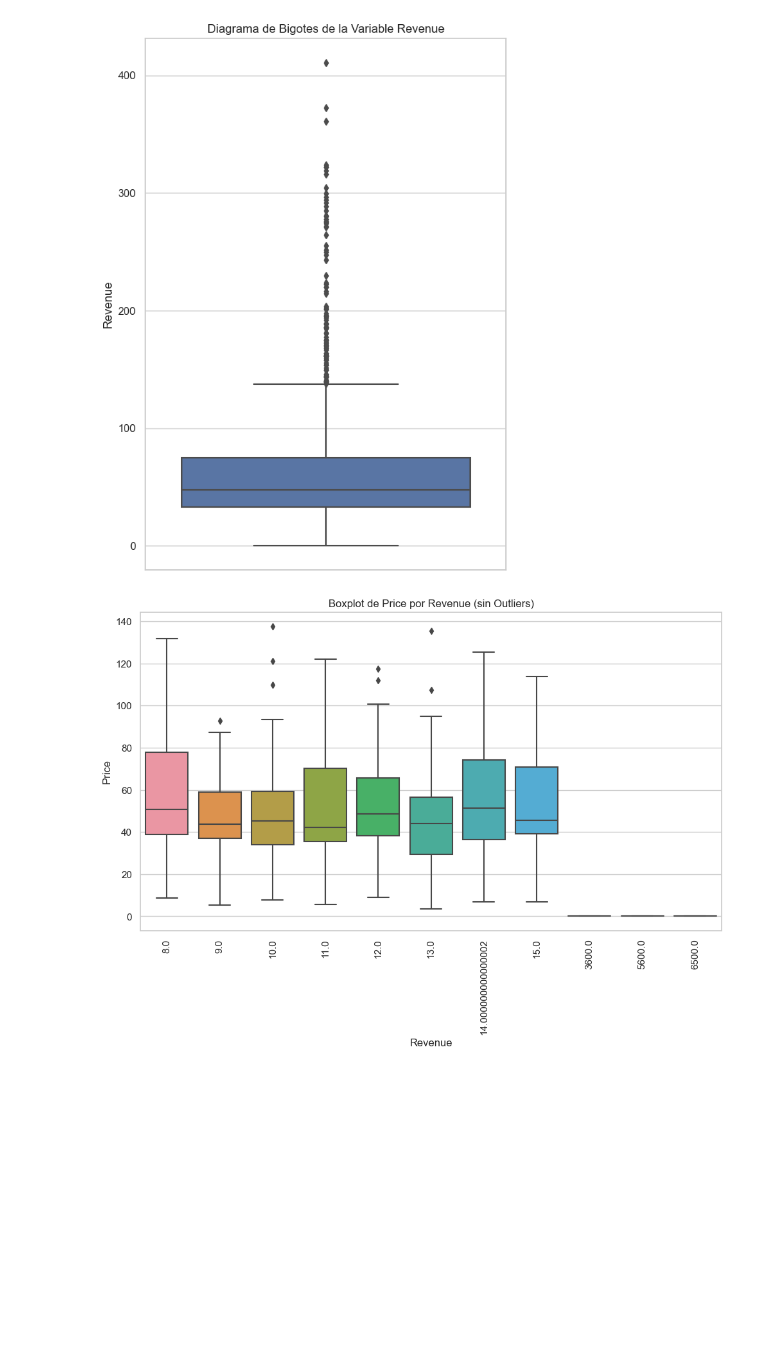
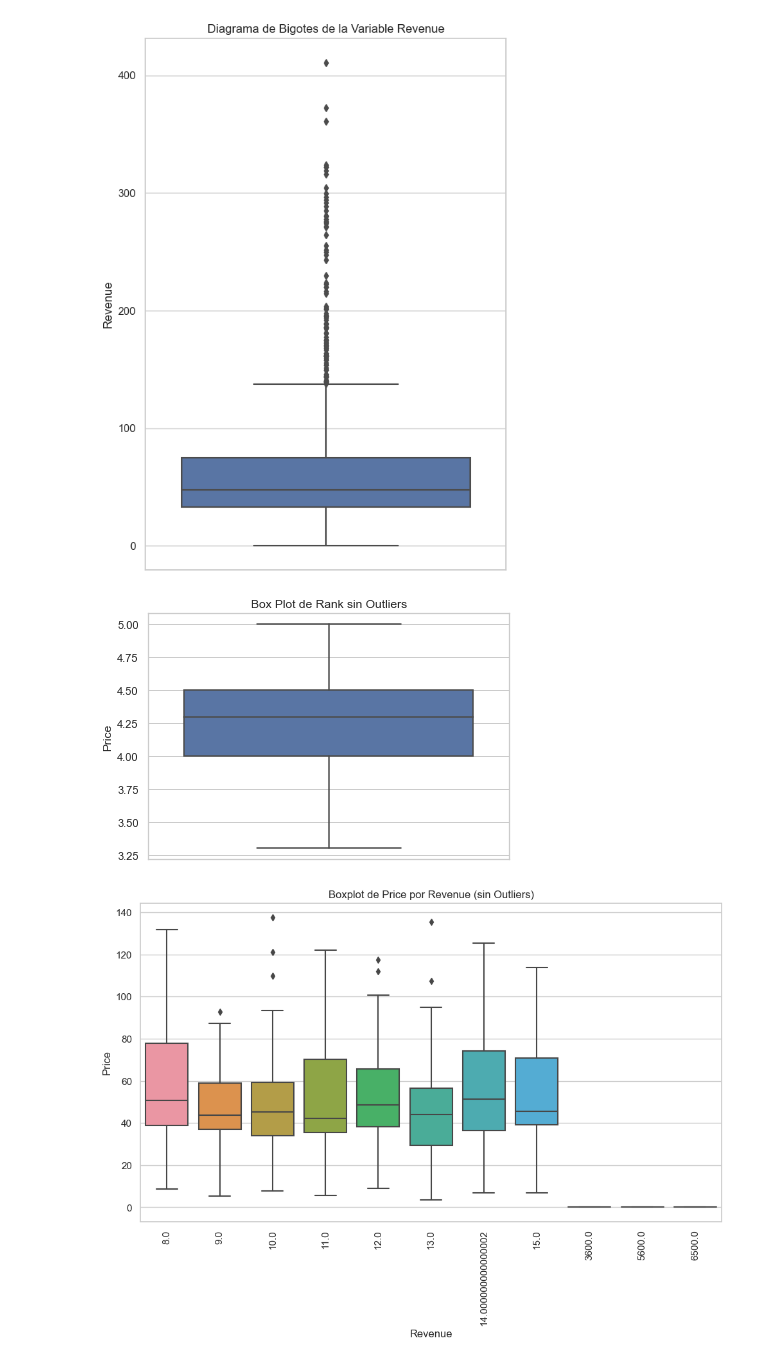
Before and after one commit to td2USA-20232/grupo2, a Jupyter notebook: Caso_uno_p_q.ipynb, the cells around one changed output. Drawn from its saved outputs; the diff is of its cells as text; code cells hidden in the pictures; blank space fills up the shorter version.

Commit message:
Intentando subir variables sin outliers

```diff
--- a/Caso_uno_p_q.ipynb
+++ b/Caso_uno_p_q.ipynb
@@ -242,6 +242,30 @@ plt.tight_layout()  # Ajusta el espaciado entre elementos del gráfico
 plt.show()
 # %% [output]
 [figure]
+# %%
+#'Rank' eliminación de outliers
+rank_data = new_df['Rank']
+
+# Calcular el IQR
+Q1 = np.percentile(rank_data, 25)
+Q3 = np.percentile(rank_data, 75)
+IQR = Q3 - Q1
+
+# Límites inferior y superior
+lower_bound = Q1 - 1.5 * IQR
+upper_bound = Q3 + 1.5 * IQR
+
+# Filtrar los datos
+filtered_rank_data = rank_data[(rank_data >= lower_bound) & (rank_data <= upper_bound)]
+
+# Box plot con los datos filtrados
+sns.boxplot(y=filtered_rank_data)
+plt.title('Box Plot de Rank sin Outliers')
+plt.ylabel('Price')
+plt.tight_layout()
+plt.show()
+# %% [output]
+[figure, added]
 # %%
 
 # Supongamos que 'new_df' es tu DataFrame y 'Revenue' y 'Price' son las columnas que deseas utilizar
```
Also changed, not shown: parts of 1 cell of this notebook.
